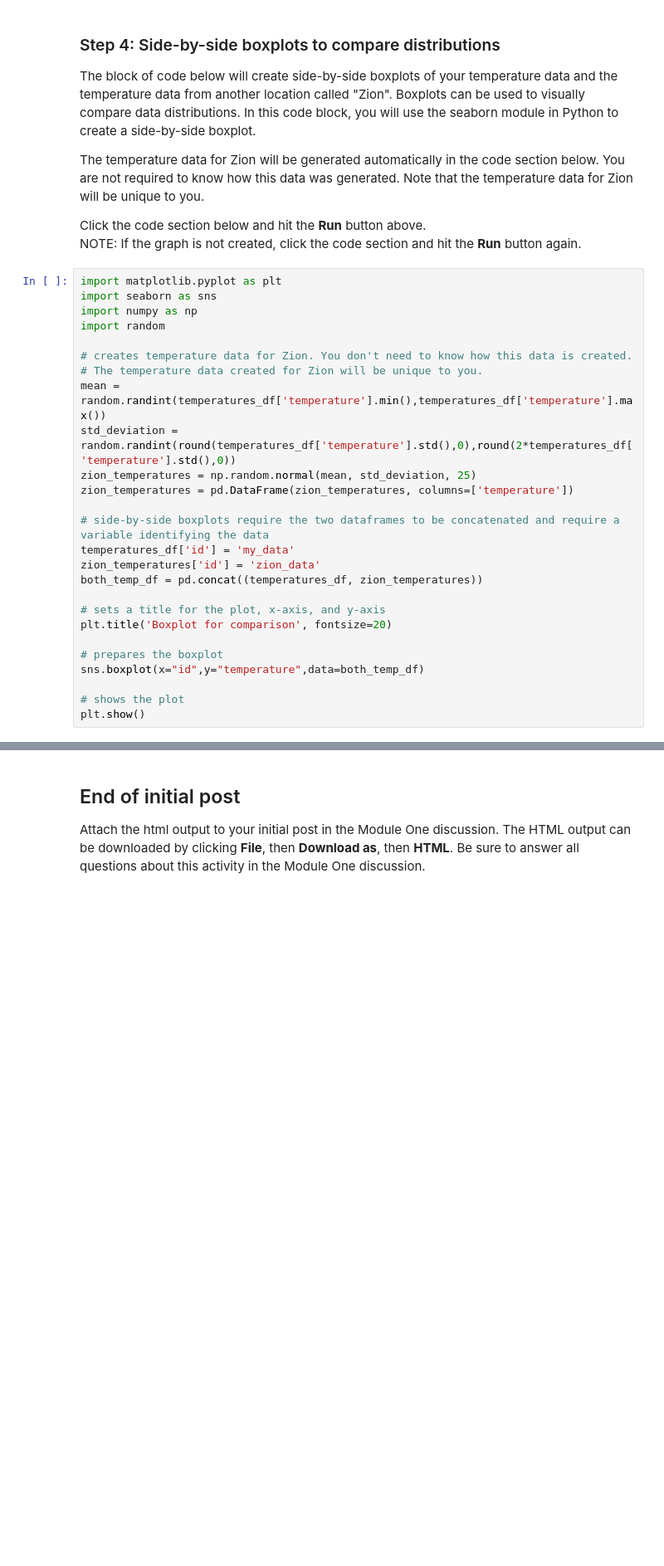
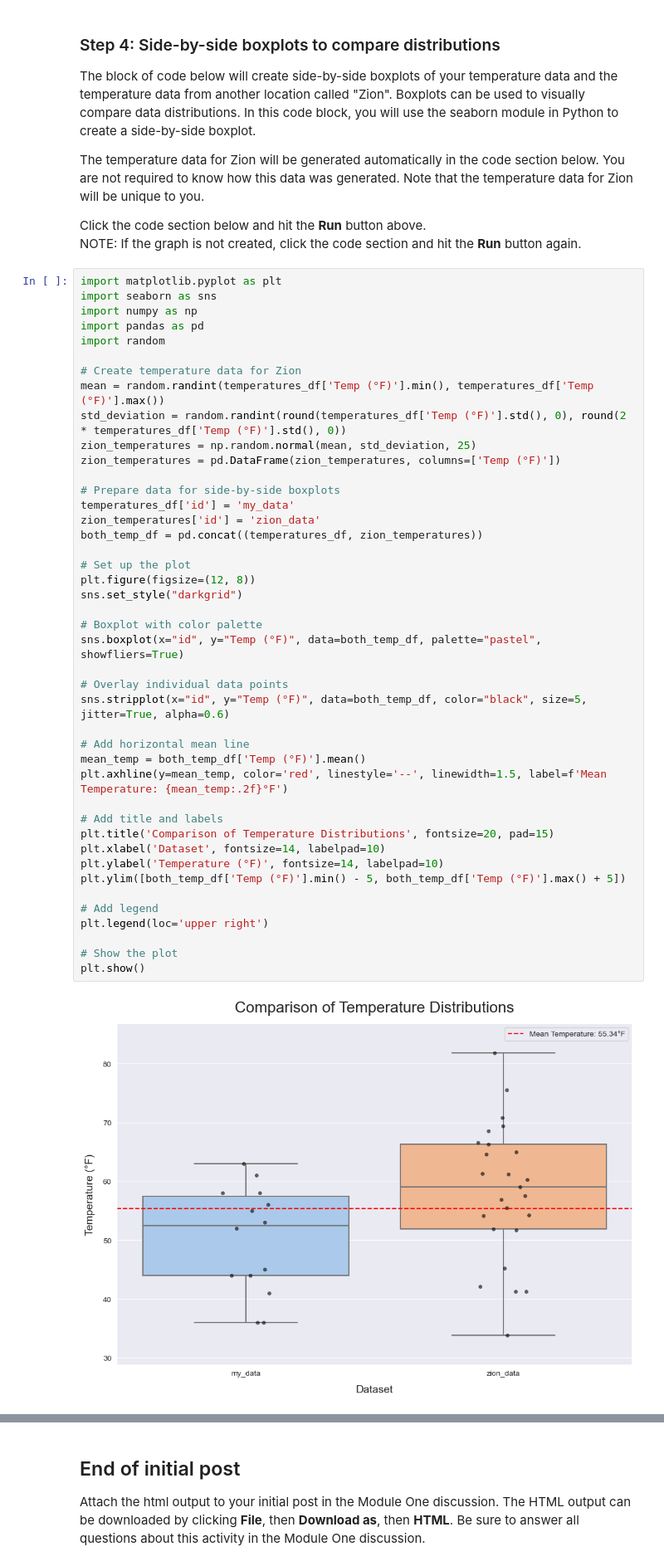
Before and after one commit to Marc-Aradillas/applied-Statistics-I-STEM, a Jupyter notebook: Module One Discussion.ipynb, the cells around one changed output, grey strips where cells are left out. Shown: that part at 83% size. Cells and saved outputs as stored; diff of their text form; blank space fills up the shorter version.

```diff
--- a/Module One Discussion.ipynb
+++ b/Module One Discussion.ipynb
@@ -84,26 +180,45 @@ NOTE: If the graph is not created, click the code section and hit the **Run** bu
 # %%
 import matplotlib.pyplot as plt
 import seaborn as sns
 import numpy as np
+import pandas as pd
 import random
 
-# creates temperature data for Zion. You don't need to know how this data is created.
-# The temperature data created for Zion will be unique to you.
-mean = random.randint(temperatures_df['temperature'].min(),temperatures_df['temperature'].max())
-std_deviation = random.randint(round(temperatures_df['temperature'].std(),0),round(2*temperatures_df['temperature'].std(),0))
+# Create temperature data for Zion
+mean = random.randint(temperatures_df['Temp (°F)'].min(), temperatures_df['Temp (°F)'].max())
+std_deviation = random.randint(round(temperatures_df['Temp (°F)'].std(), 0), round(2 * temperatures_df['Temp (°F)'].std(), 0))
 zion_temperatures = np.random.normal(mean, std_deviation, 25)
-zion_temperatures = pd.DataFrame(zion_temperatures, columns=['temperature'])
+zion_temperatures = pd.DataFrame(zion_temperatures, columns=['Temp (°F)'])
 
-# side-by-side boxplots require the two dataframes to be concatenated and require a variable identifying the data
+# Prepare data for side-by-side boxplots
 temperatures_df['id'] = 'my_data'
 zion_temperatures['id'] = 'zion_data'
 both_temp_df = pd.concat((temperatures_df, zion_temperatures))
 
-# sets a title for the plot, x-axis, and y-axis
-plt.title('Boxplot for comparison', fontsize=20)
+# Set up the plot
+plt.figure(figsize=(12, 8))
+sns.set_style("darkgrid")
 
-# prepares the boxplot
-sns.boxplot(x="id",y="temperature",data=both_temp_df)
+# Boxplot with color palette
+sns.boxplot(x="id", y="Temp (°F)", data=both_temp_df, palette="pastel", showfliers=True)
 
-# shows the plot
+# Overlay individual data points
+sns.stripplot(x="id", y="Temp (°F)", data=both_temp_df, color="black", size=5, jitter=True, alpha=0.6)
+
+# Add horizontal mean line
+mean_temp = both_temp_df['Temp (°F)'].mean()
+plt.axhline(y=mean_temp, color='red', linestyle='--', linewidth=1.5, label=f'Mean Temperature: {mean_temp:.2f}°F')
+
+# Add title and labels
+plt.title('Comparison of Temperature Distributions', fontsize=20, pad=15)
+plt.xlabel('Dataset', fontsize=14, labelpad=10)
+plt.ylabel('Temperature (°F)', fontsize=14, labelpad=10)
+plt.ylim([both_temp_df['Temp (°F)'].min() - 5, both_temp_df['Temp (°F)'].max() + 5])
+
+# Add legend
+plt.legend(loc='upper right')
+
+# Show the plot
 plt.show()
+# %% [output]
+[figure, added]
```
Also changed, not shown: parts of 9 cells of this notebook.
